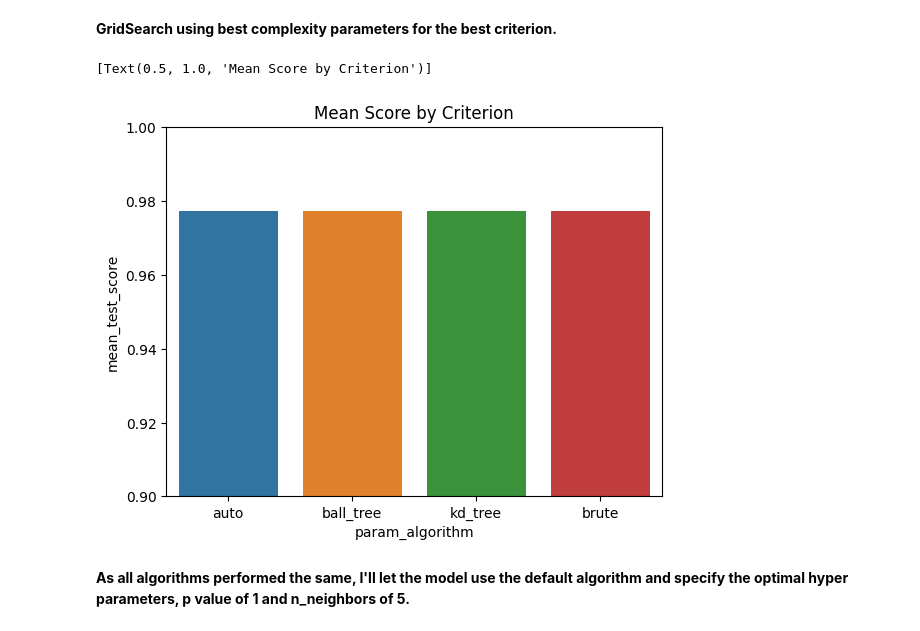
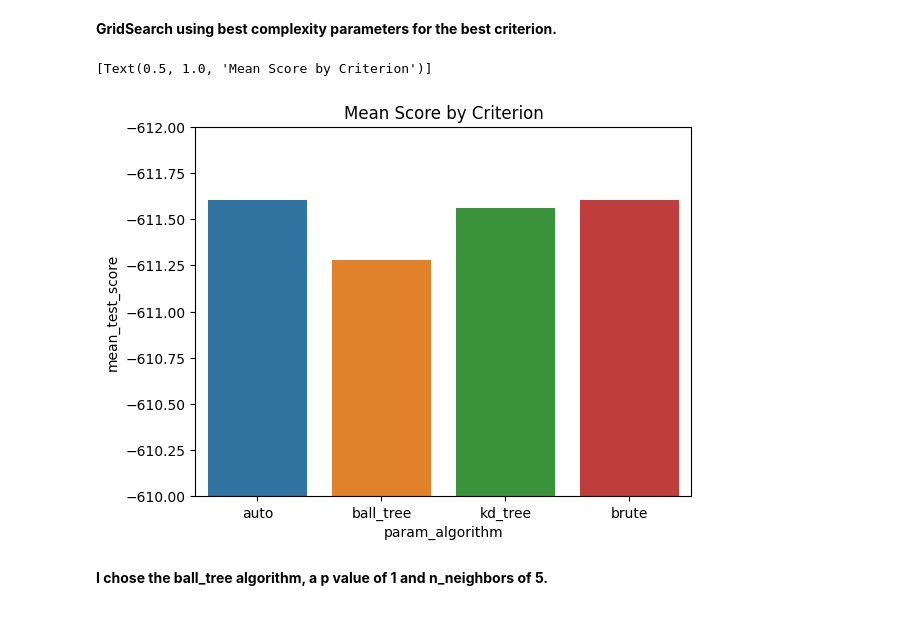
Before and after one commit to vanand102/Springboard, a Jupyter notebook: Capstone3_Modeling.ipynb, the cells around one changed output. Saved outputs shown, nothing was run; the diff lists cells and outputs as text; code cells hidden in the pictures.

```diff
--- a/Capstone3_Modeling.ipynb
+++ b/Capstone3_Modeling.ipynb
@@ -809,2 +557,0 @@ rModel = linear_model.LinearRegression()
-# %%
-rModel.fit(X_2_train, y_2_train)
@@ -829,0 +645,2 @@ plt.scatter(y_2_test,y_2_pred, alpha = 0.01)
+# %%
+Random_Forest = RandomForestRegressor(max_depth= 12, n_estimators= 5, criterion='friedman_mse')
@@ -1027,20 +876,20 @@ plt.show()
 # %%
 search_space_NN = {"algorithm": ['auto', 'ball_tree', 'kd_tree', 'brute']}
 # %%
-Nearest_Neighbors = KNeighborsRegressor(p = 1, n_neighbors=5)
+Nearest_Neighbors = KNeighborsRegressor(p = 1, n_neighbors=4)
 # %%
-NN_Grid = GridSearchCV(estimator = Nearest_Neighbors, param_grid = search_space_NN, scoring = 'r2', cv = cv_sets)
+NN_Grid = GridSearchCV(estimator = Nearest_Neighbors, param_grid = search_space_NN, scoring = 'neg_root_mean_squared_error', cv = cv_sets)
 # %%
 NN_Grid = NN_Grid.fit(X_2_train,y_2_train)
 # %%
 NN_Griddf = pd.DataFrame(NN_Grid.cv_results_)
 # %%
 chart = sns.barplot(x = 'param_algorithm', y = 'mean_test_score', data = NN_Griddf)
-chart.set_ylim(0.90, 1)
+chart.set_ylim(-610, -612)
 chart.set(title='Mean Score by Criterion')
 # %% [output]
 [Text(0.5, 1.0, 'Mean Score by Criterion')]
-[figure, old version]
+[figure, new version]
 # %% [markdown]
-**As all algorithms performed the same, I'll let the model use the default algorithm and specify the optimal hyper parameters, p value of 1 and n_neighbors of 5.**
+**I chose the ball_tree algorithm, a p value of 1 and n_neighbors of 5.**
 # %%
```
Also changed, not shown: parts of 250 cells of this notebook.
